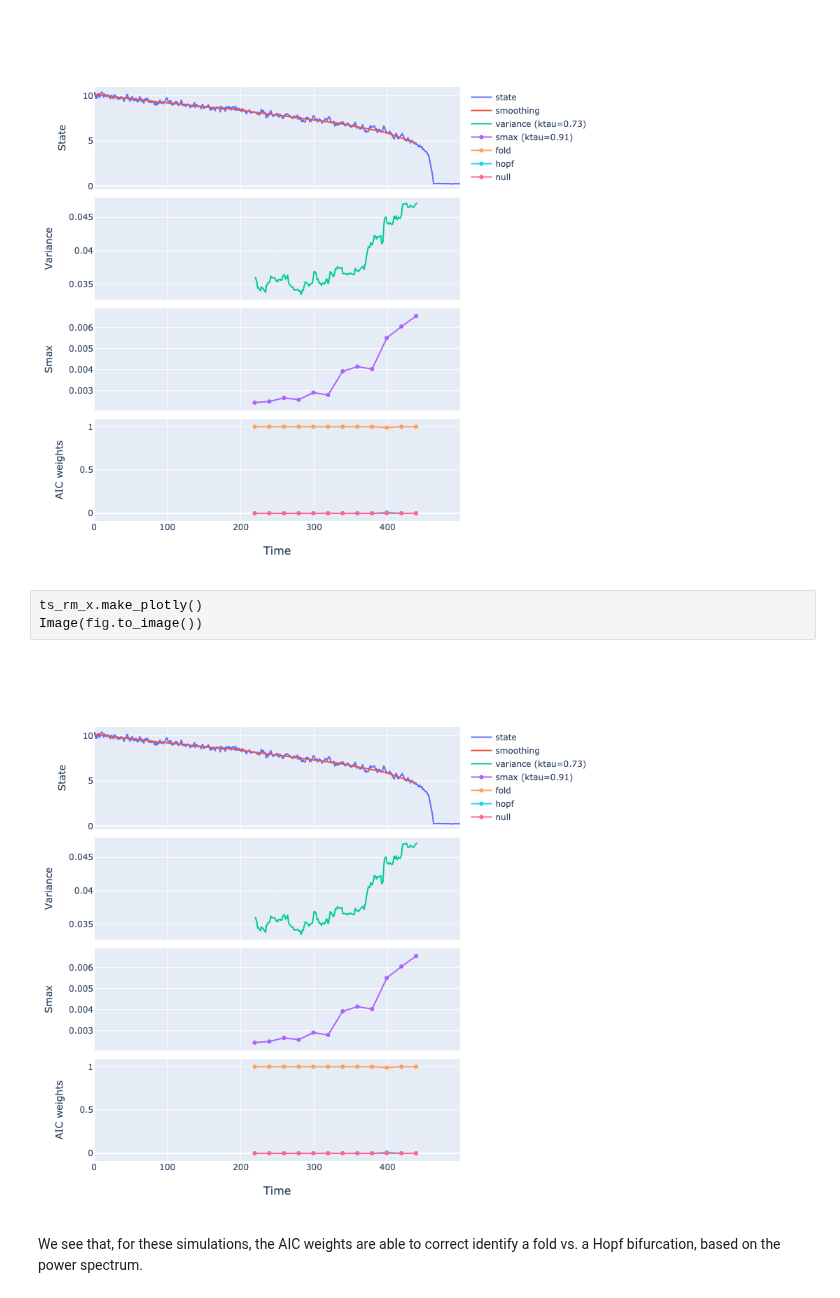
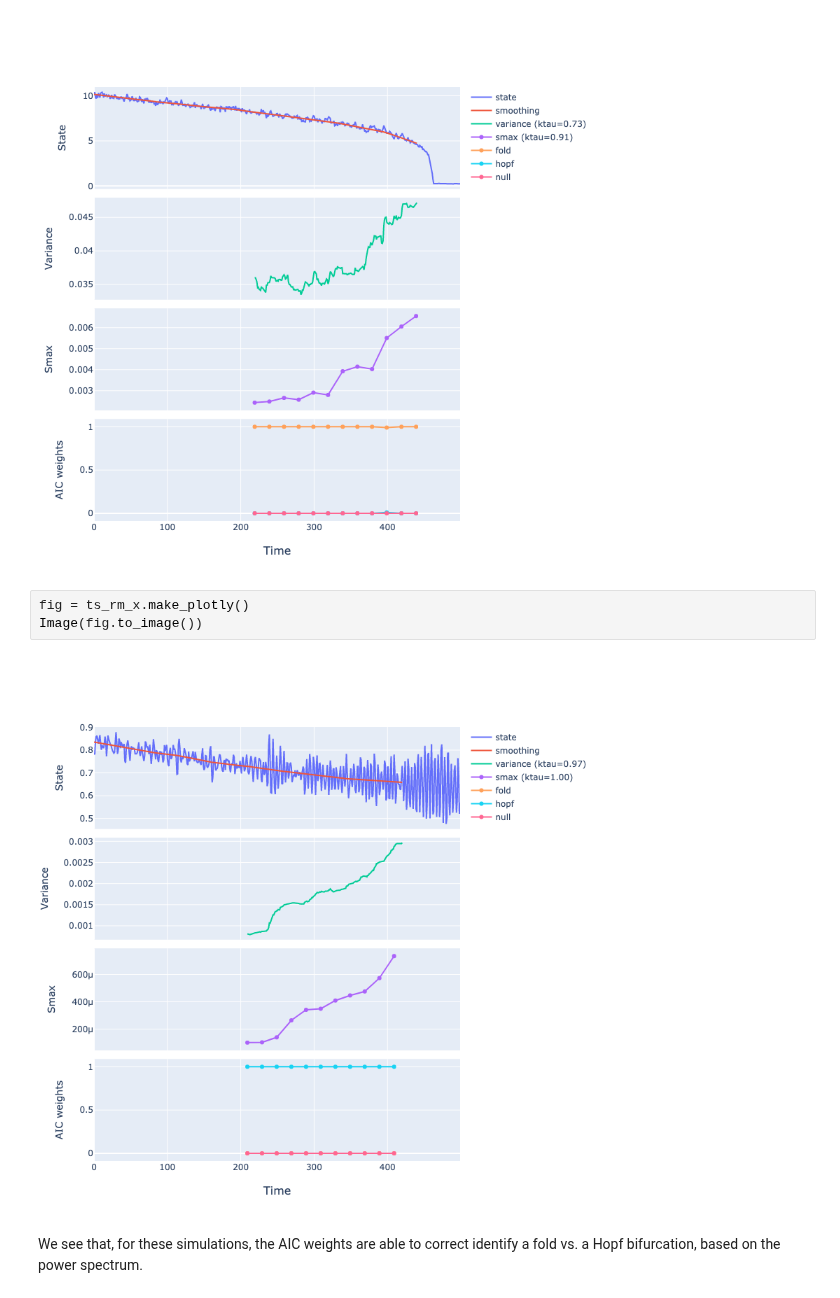
Before and after one commit to ThomasMBury/ewstools, a Jupyter notebook: tutorials/tutorial_spectral.ipynb, the cells around one changed output. Drawn from its saved outputs; the diff is of its cells as text.

```diff
--- a/tutorials/tutorial_spectral.ipynb
+++ b/tutorials/tutorial_spectral.ipynb
@@ -161,10 +161,10 @@ Image(fig.to_image())
 # %% [output]
 [figure]
 # %%
-ts_rm_x.make_plotly()
+fig = ts_rm_x.make_plotly()
 Image(fig.to_image())
 # %% [output]
-[figure, old version]
+[figure, new version]
 # %% [markdown]
 We see that, for these simulations, the AIC weights are able to correct identify a fold vs. a Hopf bifurcation, based on the power spectrum.
 # %%
```
Also changed, not shown: parts of 1 cell of this notebook, 3 other files.
